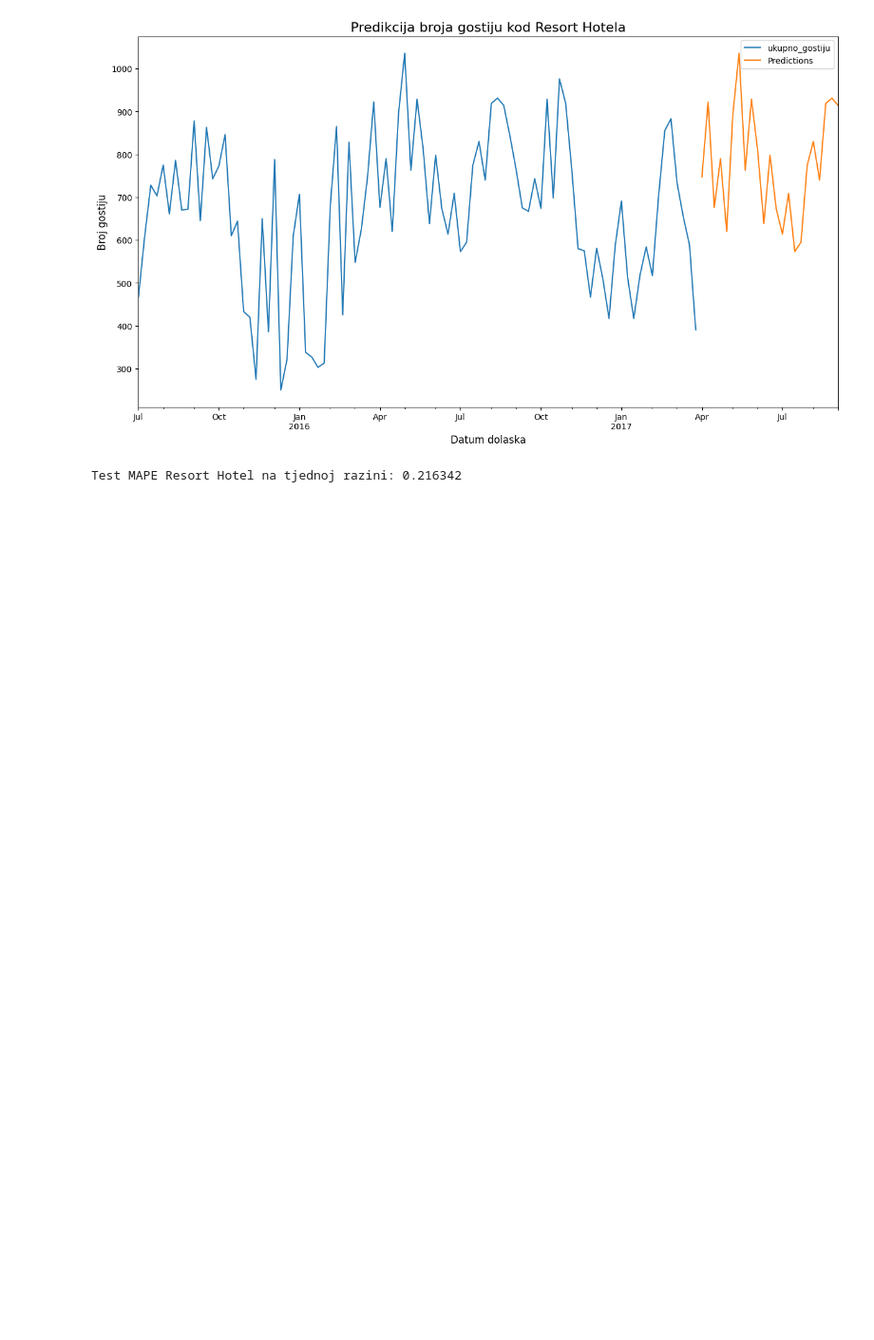
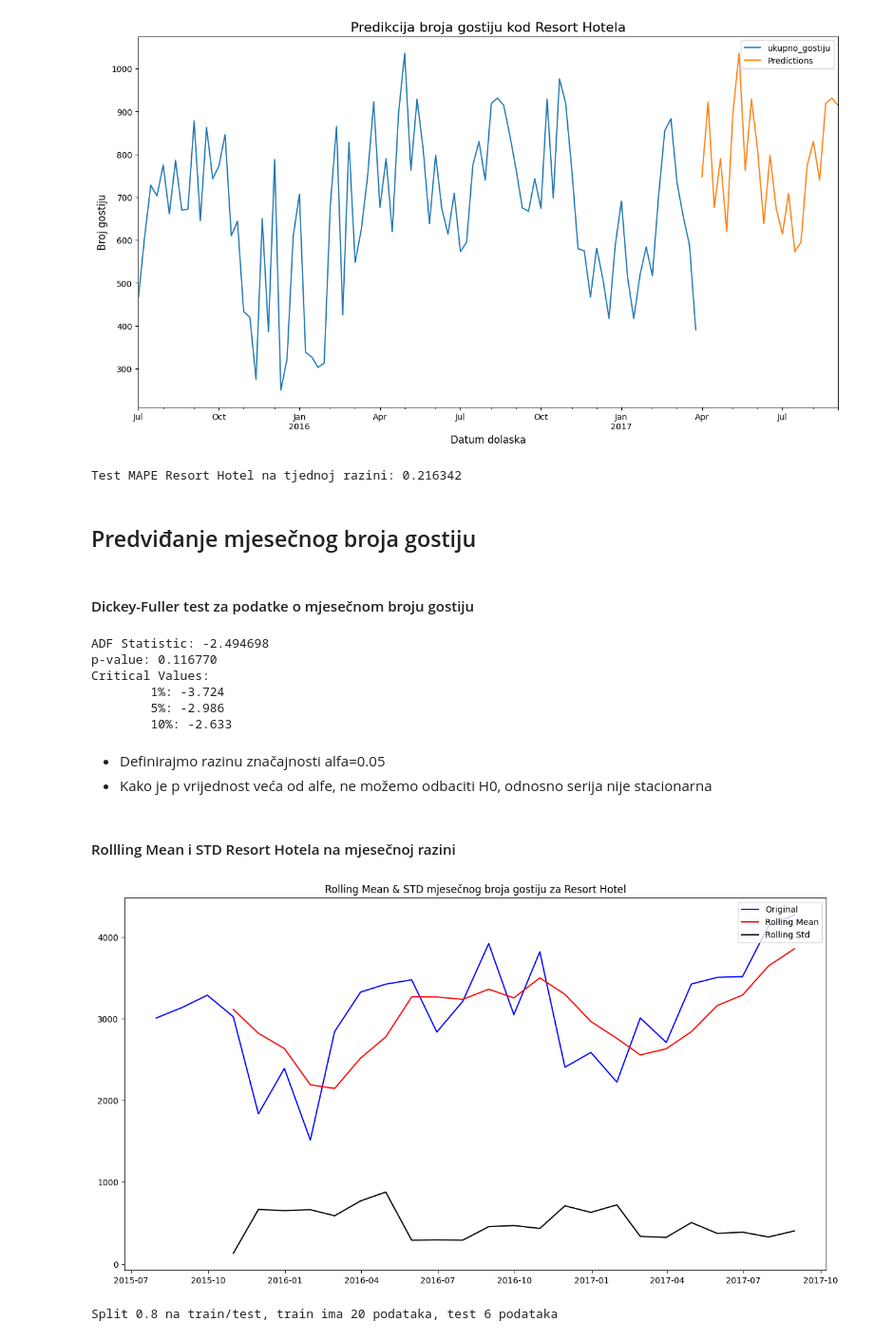
Before and after one commit to MarkoHaralovic/Prediction-of-Hotel-Occupancy, a Jupyter notebook: prediction-of-hotel-occupancy/notebooks/ARIMA_occupancy_prediction.ipynb, the cells around one changed output. Shown at 95% size. Saved outputs shown, nothing was run; the diff lists cells and outputs as text; code cells hidden in the pictures; blank space fills up the shorter version.

Commit message:
Added ARIMA predictions for both hotels on daily, weekly and monthly basis

```diff
--- a/prediction-of-hotel-occupancy/notebooks/ARIMA_occupancy_prediction.ipynb
+++ b/prediction-of-hotel-occupancy/notebooks/ARIMA_occupancy_prediction.ipynb
@@ -1049,3 +1049,39 @@ MeanAbsPercentageErrResortWeekly_test = mean_absolute_percentage_error(testResor
 print('Test MAPE Resort Hotel na tjednoj razini: %f' % MeanAbsPercentageErrResortWeekly_test)
 # %% [output]
 Test MAPE Resort Hotel na tjednoj razini: 0.216342
+# %% [markdown]
+## Predviđanje mjesečnog broja gostiju
+# %% [markdown]
+#### Dickey-Fuller test za podatke o mjesečnom broju gostiju
+# %%
+ResortMonthlyValues = NumberOfGuestsMonthlyResort.values
+result_resort = adfuller(ResortMonthlyValues)
+print('ADF Statistic: %f' % result_resort[0])
+print('p-value: %f' % result_resort[1])
+print('Critical Values:')
+for key, value in result_resort[4].items():
+    print('\t%s: %.3f' % (key, value))
+# %% [output]
+ADF Statistic: -2.494698
+p-value: 0.116770
+Critical Values:
+        1%: -3.724
+        5%: -2.986
+        10%: -2.633
+# %% [markdown]
+- Definirajmo razinu značajnosti alfa=0.05
+- Kako je p vrijednost veća od alfe, ne možemo odbaciti H0, odnosno serija nije stacionarna
+# %% [markdown]
+#### Rollling Mean i STD Resort Hotela na mjesečnoj razini
+# %%
+plt.figure(figsize=(15, 8))
+rolling_mean = NumberOfGuestsMonthlyResort.rolling(window=4).mean()
+rolling_std = NumberOfGuestsMonthlyResort.rolling(window=4).std()
+plt.plot(NumberOfGuestsMonthlyResort, color='blue', label='Original')
+plt.plot(rolling_mean, color='red', label='Rolling Mean')
+plt.plot(rolling_std, color='black', label='Rolling Std')
+plt.legend(loc='upper right')
+plt.title('Rolling Mean & STD mjesečnog broja gostiju za Resort Hotel')
+plt.show()
+# %% [output]
+[figure, added]
@@ -1051,0 +1090,8 @@ Test MAPE Resort Hotel na tjednoj razini: 0.216342
+# %%
+train_test_split_resort_monthly = int(len(NumberOfGuestsMonthlyResort)*split_ratio)
+print(f"Split {split_ratio} na train/test, train ima {train_test_split_resort_monthly} podataka, test {len(NumberOfGuestsMonthlyResort)-train_test_split_resort_monthly} podataka")
+
+trainResortMonthly = NumberOfGuestsMonthlyResort[:train_test_split_resort_monthly]
+testResortMonthly = NumberOfGuestsMonthlyResort[train_test_split_resort_monthly:]
+# %% [output]
+Split 0.8 na train/test, train ima 20 podataka, test 6 podataka
```
Also changed, not shown: parts of 12 cells of this notebook.
